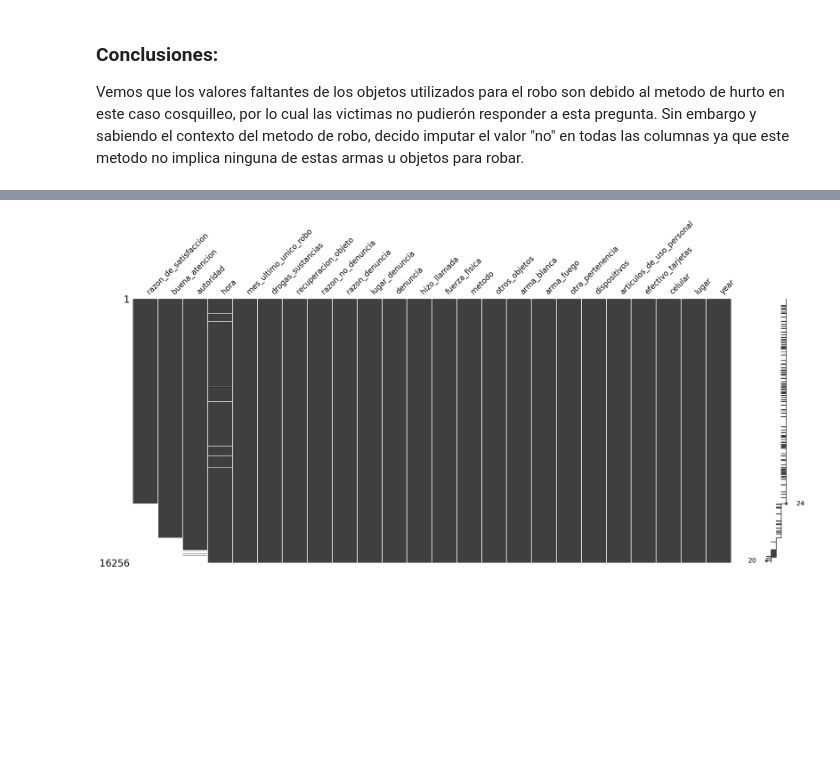
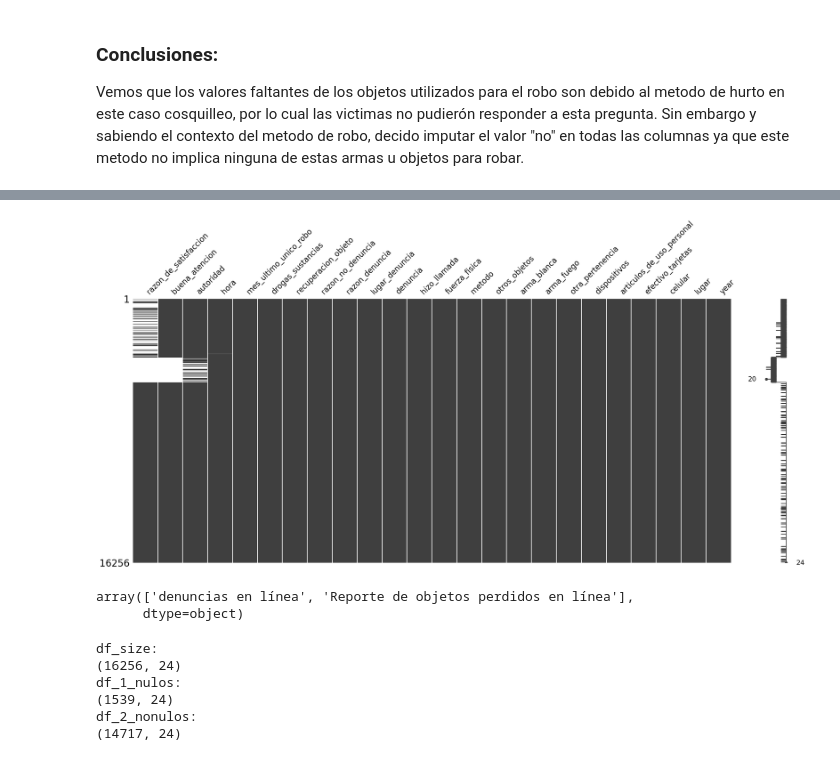
Before and after one commit to giraljv/hurtos_colombia, a Jupyter notebook: notebooks/0-1_nulls.ipynb, the cells around one changed output, grey strips where cells are left out. Drawn from its saved outputs; the diff is of its cells as text; code cells hidden in the pictures; blank space fills up the shorter version.

Commit message:
faltan ultimos valores nulos

```diff
--- a/notebooks/0-1_nulls.ipynb
+++ b/notebooks/0-1_nulls.ipynb
@@ -152,7 +152,7 @@ de las personas que si denunciaron por "si denuncia" ya que la falta de estos va
 en la columna "razon de la no denuncia" se debe a que estas personas si denunciaron y no
 tenian que responder esta pregunta
 # %%
-df_si_denuncia = df_si_denuncia.fillna(value={'razon_no_denuncia':'df_si_denuncia'})
+df_si_denuncia = df_si_denuncia.fillna(value={'razon_no_denuncia':'si_denuncia'})
 # %%
 df_si_denuncia.ms_tools.vis_proportion()
 # %% [output]
@@ -288,11 +253,17 @@ dtype: int64
 # %%
 (
     new_df
     .ms_tools
     .sort_variables_by_missingness()
-    .sort_values(by='buena_atencion')
+    .sort_values(by='lugar_denuncia')
     .pipe(missingno.matrix)
 )
 plt.show()
 # %% [output]
-[figure, old version]
+[figure, new version]
+# %%
+df_1_nulos = new_df[new_df.buena_atencion.isnull()]
+df_1_nulos.lugar_denuncia.unique()
+# %% [output]
+array(['denuncias en línea', 'Reporte de objetos perdidos en línea'],
+      dtype=object)
@@ -298,0 +272,9 @@ plt.show()
+# %%
+print('df_size:',new_df.shape,'df_1_nulos:',df_1_nulos.shape,'df_2_nonulos:',df_2_nonulos.shape,sep='\n')
+# %% [output]
+df_size:
+(16256, 24)
+df_1_nulos:
+(1539, 24)
+df_2_nonulos:
+(14717, 24)
```
Also changed, not shown: parts of 19 cells of this notebook.
